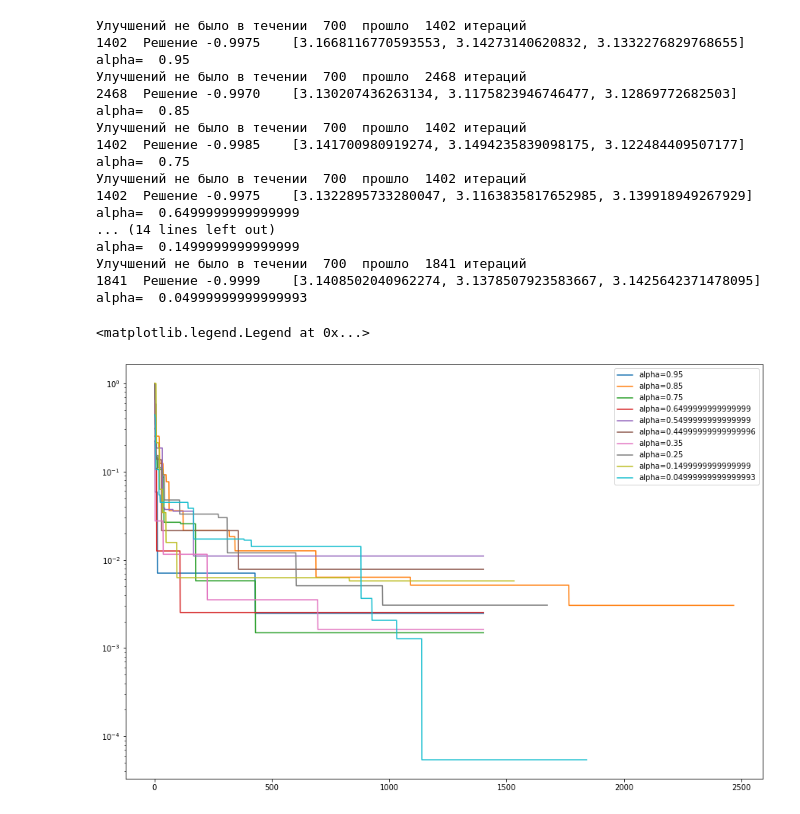
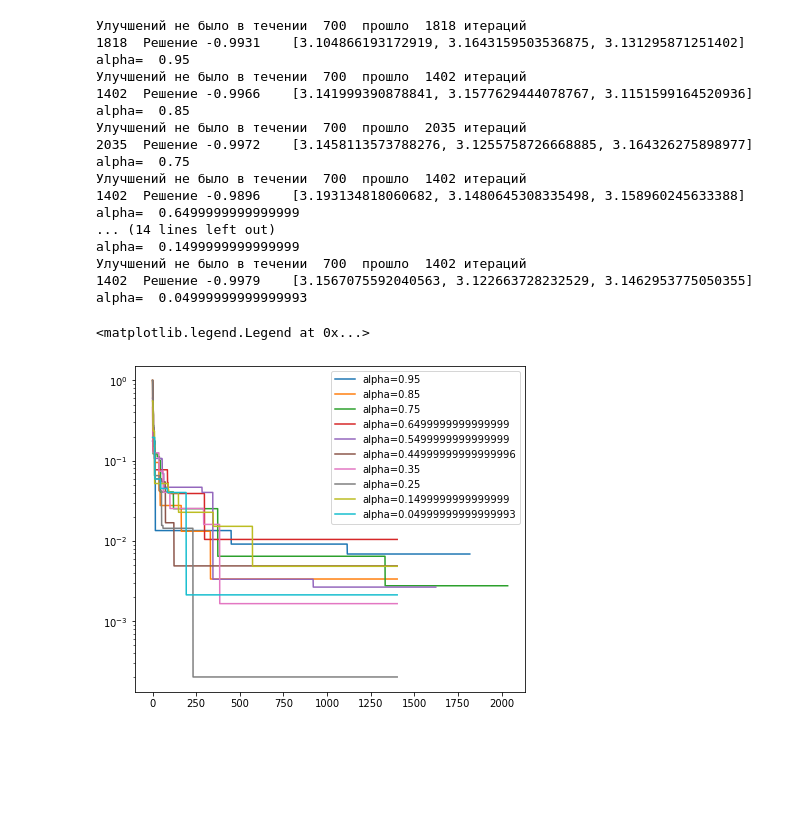
Before and after one commit to Shar170/Bat-Algorithm-Homework, a Jupyter notebook: testParams.ipynb, the cells around one changed output. Drawn from its saved outputs; the diff is of its cells as text; code cells hidden in the pictures; blank space fills up the shorter version.

```diff
--- a/testParams.ipynb
+++ b/testParams.ipynb
@@ -29,44 +29,44 @@ fmin=0
 fmax=1
 b_down =-10
 b_up =10
 maxCount = 700
 
 ba_array = []
 
 for i in range(0,10):
     ba_array.append(BatAlgorithm(dimensi, n_bat, n_generasi, r0, alpha-i/10.0, gamma, fmin, fmax, b_down, b_up, funEasom, maxCount))
 
 for i in range(0,10):
     ba_array[i].proses_ba()
     print('alpha= ', alpha-i/10.0)
 
-fig, ax = plt.subplots(figsize=(15,10))
+fig, ax = plt.subplots(figsize=(7,6))
 ax.set_yscale('log')
 
 for i in range(0,10):
     plt.plot(np.array(ba_array[i].history)+1, label=f'alpha={alpha-i/10.0}')
 
 plt.legend()
 # %% [output]
+Улучшений не было в течении  700  прошло  1818 итераций
+1818  Решение -0.9931    [3.104866193172919, 3.1643159503536875, 3.131295871251402]
+alpha=  0.95
 Улучшений не было в течении  700  прошло  1402 итераций
-1402  Решение -0.9975    [3.1668116770593553, 3.14273140620832, 3.1332276829768655]
-alpha=  0.95
-Улучшений не было в течении  700  прошло  2468 итераций
-2468  Решение -0.9970    [3.130207436263134, 3.1175823946746477, 3.12869772682503]
+1402  Решение -0.9966    [3.141999390878841, 3.1577629444078767, 3.1151599164520936]
 alpha=  0.85
-Улучшений не было в течении  700  прошло  1402 итераций
-1402  Решение -0.9985    [3.141700980919274, 3.1494235839098175, 3.122484409507177]
+Улучшений не было в течении  700  прошло  2035 итераций
+2035  Решение -0.9972    [3.1458113573788276, 3.1255758726668885, 3.164326275898977]
 alpha=  0.75
 Улучшений не было в течении  700  прошло  1402 итераций
-1402  Решение -0.9975    [3.1322895733280047, 3.1163835817652985, 3.139918949267929]
+1402  Решение -0.9896    [3.193134818060682, 3.1480645308335498, 3.158960245633388]
 alpha=  0.6499999999999999
 ... (14 lines left out)
 alpha=  0.1499999999999999
-Улучшений не было в течении  700  прошло  1841 итераций
-1841  Решение -0.9999    [3.1408502040962274, 3.1378507923583667, 3.1425642371478095]
+Улучшений не было в течении  700  прошло  1402 итераций
+1402  Решение -0.9979    [3.1567075592040563, 3.122663728232529, 3.1462953775050355]
 alpha=  0.04999999999999993
 <matplotlib.legend.Legend at 0x...>
-[figure, old version]
+[figure, new version]
 # %%
 dimensi= 3
 n_bat=100
```
Also changed, not shown: parts of 1 cell of this notebook.
